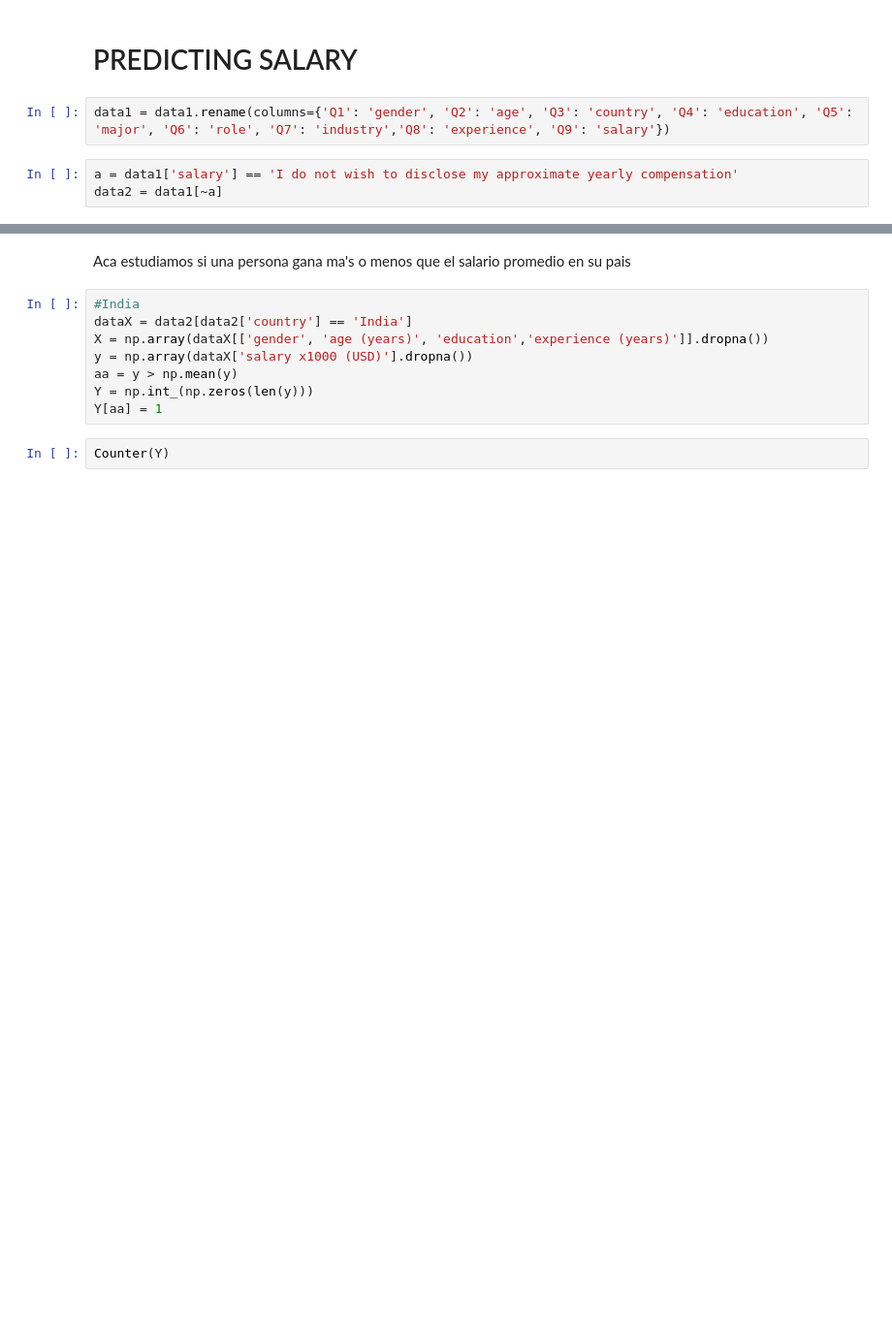
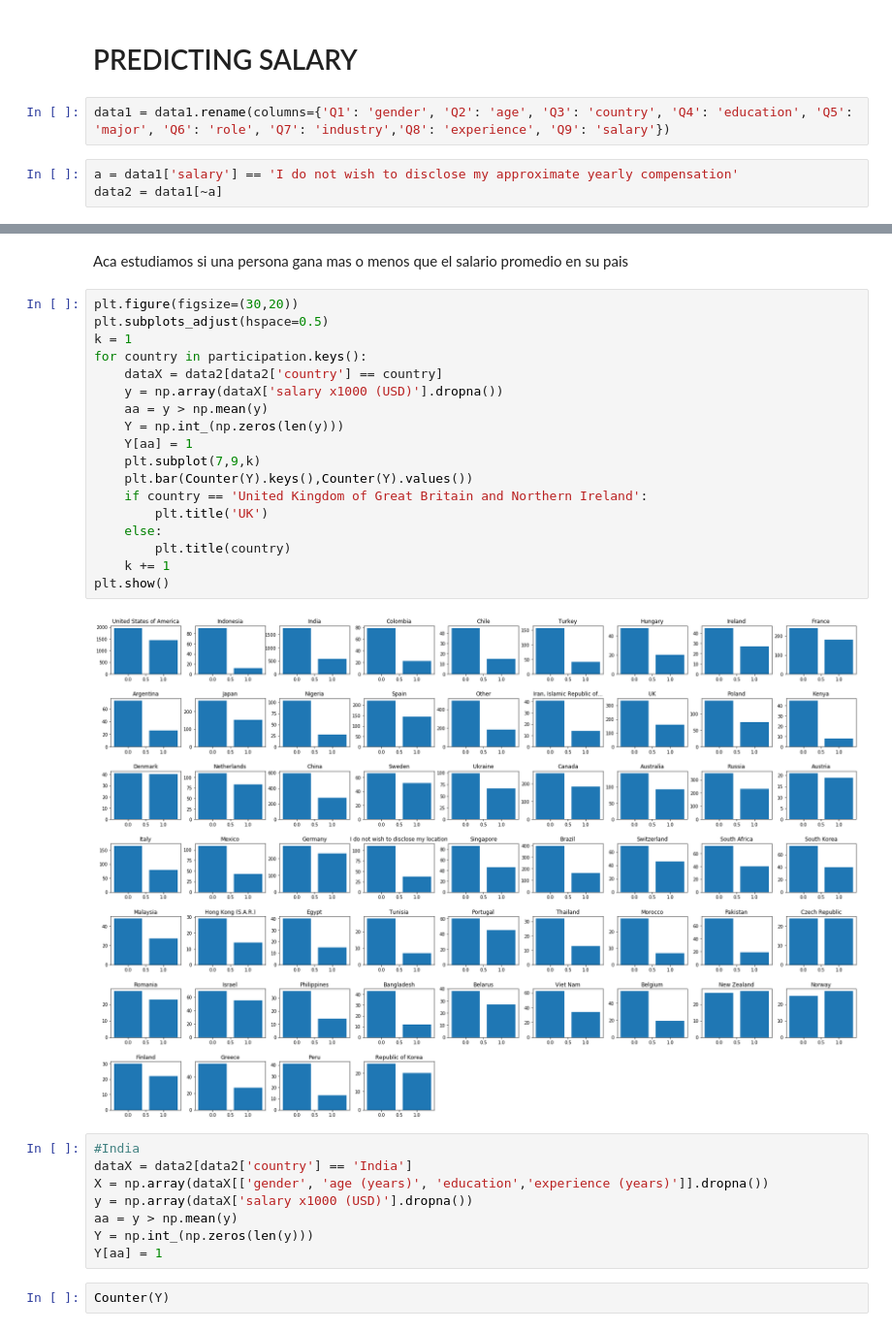
Before and after one commit to mariohenao/MarioHenao_Final, a Jupyter notebook: final.ipynb, the cells around one changed output, grey strips where cells are left out. Shown: that part at 97% size. Saved outputs shown, nothing was run; the diff lists cells and outputs as text; blank space fills up the shorter version.

```diff
--- a/final.ipynb
+++ b/final.ipynb
@@ -191,7 +198,27 @@ Try using .loc[row_indexer,col_indexer] = value instead
 See the caveats in the documentation: http://pandas.pydata.org/pandas-docs/stable/indexing.html#indexing-view-versus-copy
   self.obj[item] = s
 # %% [markdown]
-Aca estudiamos si una persona gana ma's o menos que el salario promedio en su pais
+Aca estudiamos si una persona gana mas o menos que el salario promedio en su pais
+# %%
+plt.figure(figsize=(30,20))
+plt.subplots_adjust(hspace=0.5)
+k = 1
+for country in participation.keys():
+    dataX = data2[data2['country'] == country]
+    y = np.array(dataX['salary x1000 (USD)'].dropna())
+    aa = y > np.mean(y)
+    Y = np.int_(np.zeros(len(y)))
+    Y[aa] = 1
+    plt.subplot(7,9,k)
+    plt.bar(Counter(Y).keys(),Counter(Y).values())
+    if country == 'United Kingdom of Great Britain and Northern Ireland':
+        plt.title('UK')
+    else:
+        plt.title(country)
+    k += 1
+plt.show()
+# %% [output]
+[figure, added]
 # %%
 #India
 dataX = data2[data2['country'] == 'India']
```
Also changed, not shown: parts of 1 cell of this notebook.
